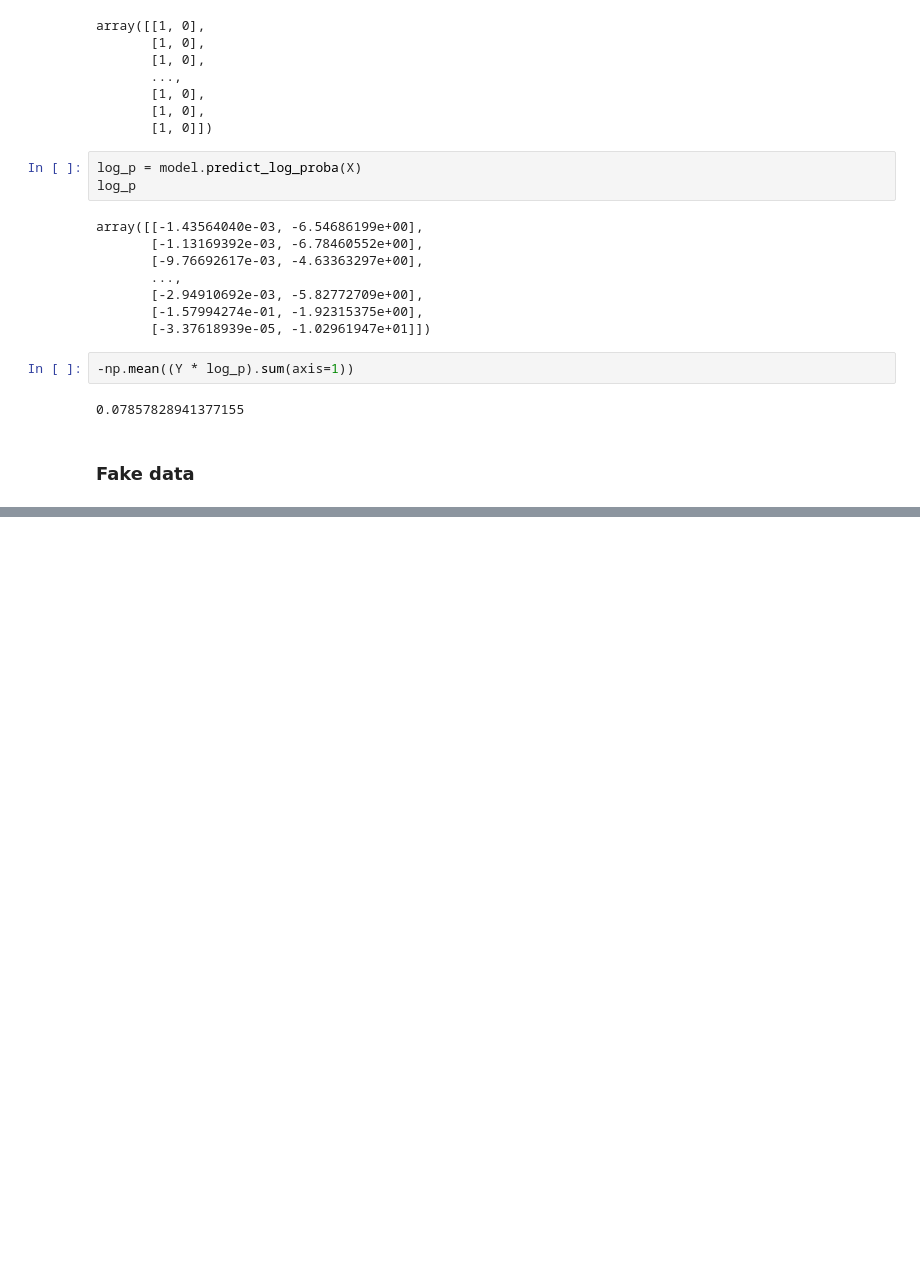
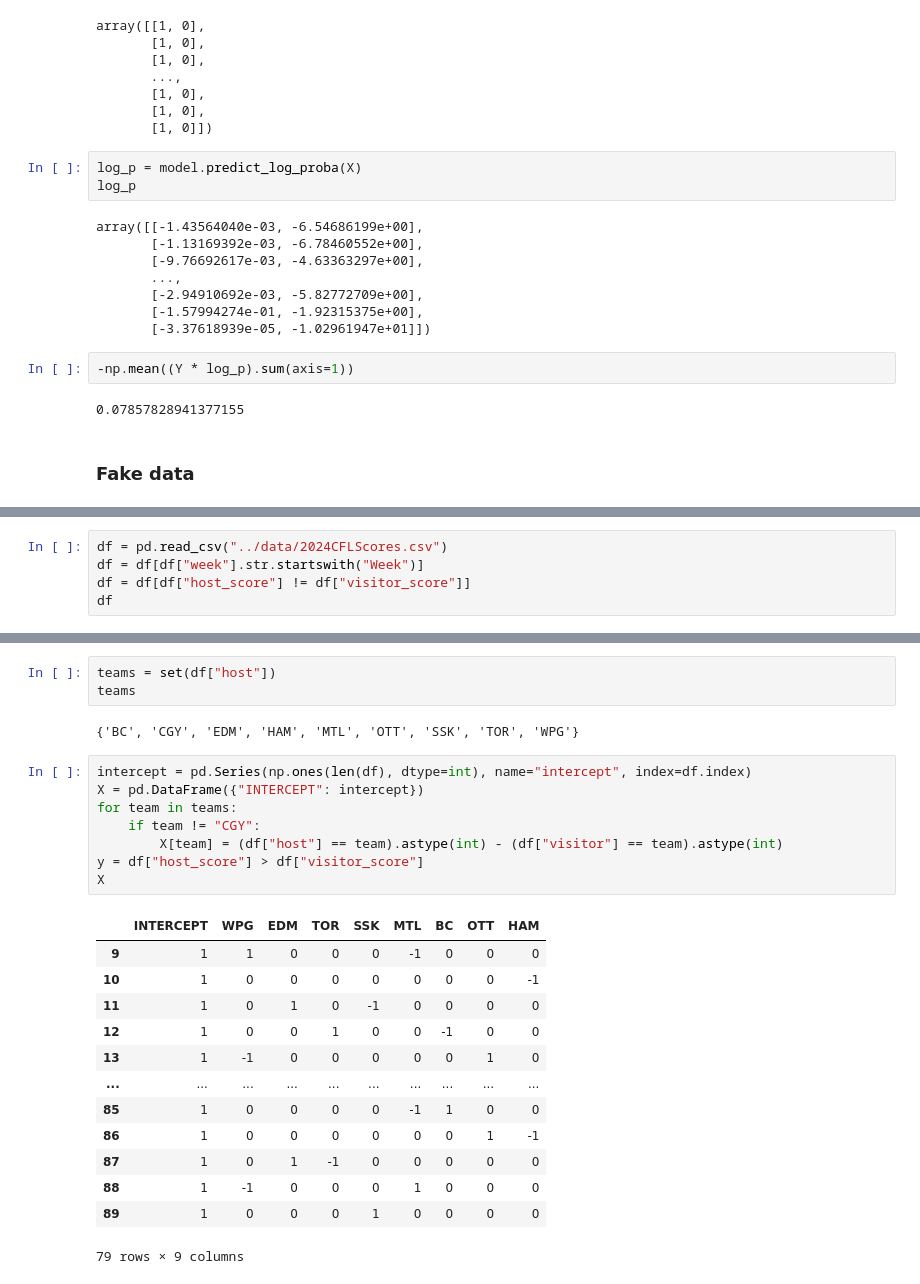
Before and after one commit to mgreenbe/DATA335W2025, a Jupyter notebook: code/logistic_regression.ipynb, the cells around one changed output, grey strips where cells are left out. Saved outputs shown, nothing was run; the diff lists cells and outputs as text; blank space fills up the shorter version.

```diff
--- a/code/logistic_regression.ipynb
+++ b/code/logistic_regression.ipynb
@@ -216,0 +306,5 @@ plt.show()
+# %%
+df = pd.read_csv("../data/2024CFLScores.csv")
+df = df[df["week"].str.startswith("Week")]
+df = df[df["host_score"] != df["visitor_score"]]
+df
@@ -216,0 +325,27 @@ plt.show()
+# %%
+teams = set(df["host"])
+teams
+# %% [output]
+{'BC', 'CGY', 'EDM', 'HAM', 'MTL', 'OTT', 'SSK', 'TOR', 'WPG'}
+# %%
+intercept = pd.Series(np.ones(len(df), dtype=int), name="intercept", index=df.index)
+X = pd.DataFrame({"INTERCEPT": intercept})
+for team in teams:
+    if team != "CGY":
+        X[team] = (df["host"] == team).astype(int) - (df["visitor"] == team).astype(int)
+y = df["host_score"] > df["visitor_score"]
+X
+# %% [output]
+|  | INTERCEPT | WPG | EDM | TOR | SSK | MTL | BC | OTT | HAM |
+| 9 | 1 | 1 | 0 | 0 | 0 | -1 | 0 | 0 | 0 |
+| 10 | 1 | 0 | 0 | 0 | 0 | 0 | 0 | 0 | -1 |
+| 11 | 1 | 0 | 1 | 0 | -1 | 0 | 0 | 0 | 0 |
+| 12 | 1 | 0 | 0 | 1 | 0 | 0 | -1 | 0 | 0 |
+| 13 | 1 | -1 | 0 | 0 | 0 | 0 | 0 | 1 | 0 |
+| ... | ... | ... | ... | ... | ... | ... | ... | ... | ... |
+| 85 | 1 | 0 | 0 | 0 | 0 | -1 | 1 | 0 | 0 |
+| 86 | 1 | 0 | 0 | 0 | 0 | 0 | 0 | 1 | -1 |
+| 87 | 1 | 0 | 1 | -1 | 0 | 0 | 0 | 0 | 0 |
+| 88 | 1 | -1 | 0 | 0 | 0 | 1 | 0 | 0 | 0 |
+| 89 | 1 | 0 | 0 | 0 | 1 | 0 | 0 | 0 | 0 |
+79 rows × 9 columns
```
Also changed, not shown: parts of 23 cells of this notebook, 3 other files.
